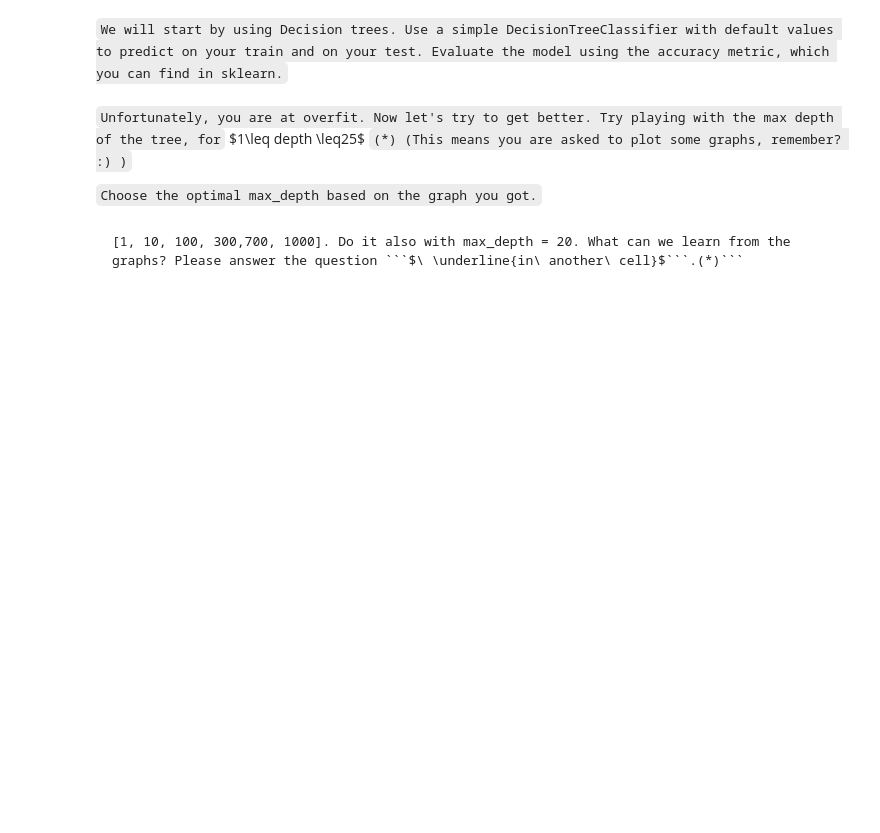
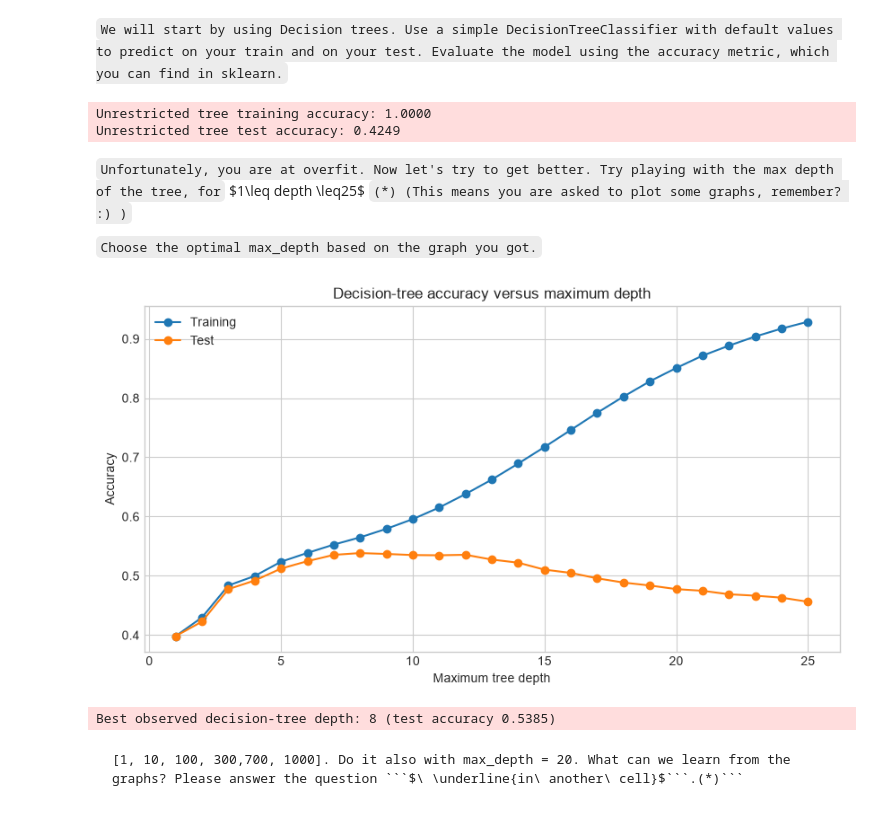
Before and after one commit to Avraham2489/DS_Training, a Jupyter notebook: D - ML/supervised/exercise/exercise_4_supervised_learning.ipynb, the cells around one changed output. Saved outputs shown, nothing was run; the diff lists cells and outputs as text; code cells hidden in the pictures; blank space fills up the shorter version.

````diff
--- a/D - ML/supervised/exercise/exercise_4_supervised_learning.ipynb
+++ b/D - ML/supervised/exercise/exercise_4_supervised_learning.ipynb
@@ -27,7 +92,67 @@ from sklearn.metrics import accuracy_score
+# %%
+unrestricted_tree = DecisionTreeClassifier(random_state=RANDOM_SEED)
+unrestricted_tree.fit(X=insurance_features_train, y=insurance_target_train)
+
+unrestricted_tree_train_accuracy = accuracy_score(
+    y_true=insurance_target_train,
+    y_pred=unrestricted_tree.predict(X=insurance_features_train),
+)
+unrestricted_tree_test_accuracy = accuracy_score(
+    y_true=insurance_target_test,
+    y_pred=unrestricted_tree.predict(X=insurance_features_test),
+)
+LOGGER.info("Unrestricted tree training accuracy: %.4f", unrestricted_tree_train_accuracy)
+LOGGER.info("Unrestricted tree test accuracy: %.4f", unrestricted_tree_test_accuracy)
+# %% [output]
+Unrestricted tree training accuracy: 1.0000
+Unrestricted tree test accuracy: 0.4249
 # %% [markdown]
 ```Unfortunately, you are at overfit. Now let's try to get better. Try playing with the max depth of the tree, for``` $1\leq depth \leq25$ ```(*) (This means you are asked to plot some graphs, remember? :) )```
 
 ```Choose the optimal max_depth based on the graph you got.```
+# %%
+tree_depth_values = np.arange(start=1, stop=26)
+tree_train_accuracies = []
+tree_test_accuracies = []
+
+for current_tree_depth in tree_depth_values:
+    depth_tree = DecisionTreeClassifier(
+        max_depth=int(current_tree_depth),
+        random_state=RANDOM_SEED,
+    )
+    depth_tree.fit(X=insurance_features_train, y=insurance_target_train)
+    tree_train_accuracies.append(
+        accuracy_score(
+            y_true=insurance_target_train,
+            y_pred=depth_tree.predict(X=insurance_features_train),
+        )
+    )
+    tree_test_accuracies.append(
+        accuracy_score(
+            y_true=insurance_target_test,
+            y_pred=depth_tree.predict(X=insurance_features_test),
+        )
+    )
+
+best_tree_depth = int(tree_depth_values[int(np.argmax(a=tree_test_accuracies))])
+best_tree_test_accuracy = float(np.max(a=tree_test_accuracies))
+
+plt.figure(figsize=(10, 5))
+plt.plot(tree_depth_values, tree_train_accuracies, marker="o", label="Training")
+plt.plot(tree_depth_values, tree_test_accuracies, marker="o", label="Test")
+plt.xlabel("Maximum tree depth")
+plt.ylabel("Accuracy")
+plt.title("Decision-tree accuracy versus maximum depth")
+plt.legend()
+plt.show()
+LOGGER.info(
+    "Best observed decision-tree depth: %d (test accuracy %.4f)",
+    best_tree_depth,
+    best_tree_test_accuracy,
+)
+# %% [output]
+[figure, added]
+Best observed decision-tree depth: 8 (test accuracy 0.5385)
 # %% [markdown]
 ```Choose the best max_depth you found. Now try playing with min_samples_leaf. use the following values:
 [1, 10, 100, 300,700, 1000]. Do it also with max_depth = 20. What can we learn from the graphs? Please answer the question ```$\ \underline{in\ another\ cell}$```.(*)```
````
Also changed, not shown: parts of 53 cells of this notebook, 2 other files.
